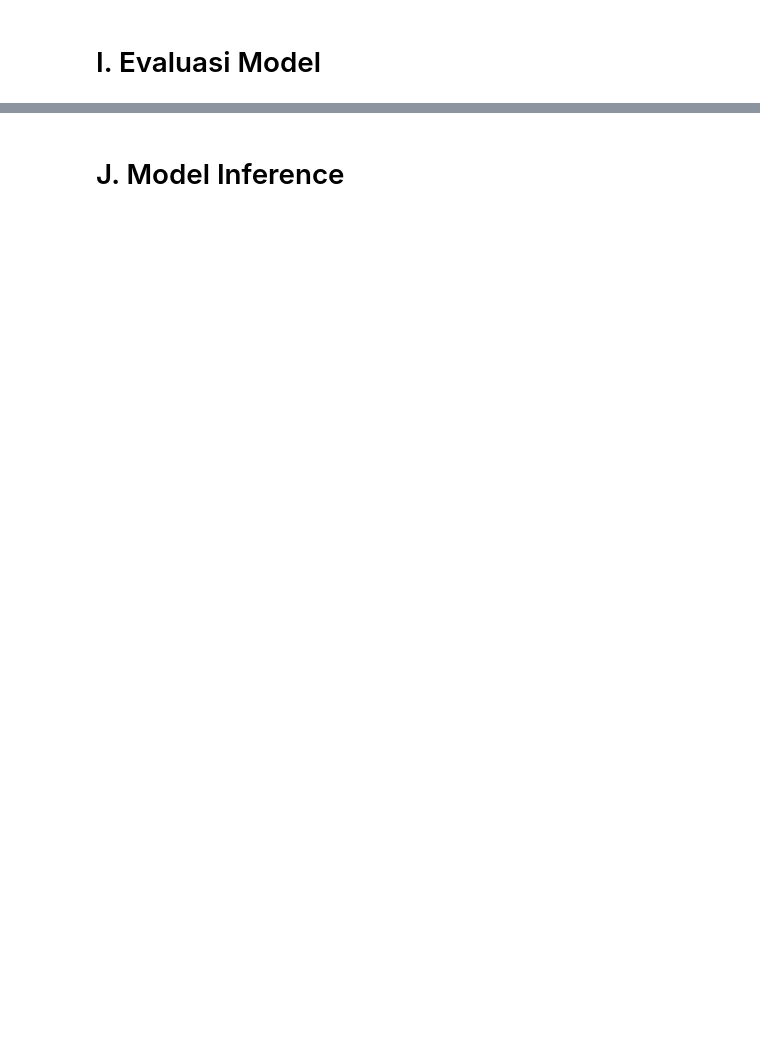
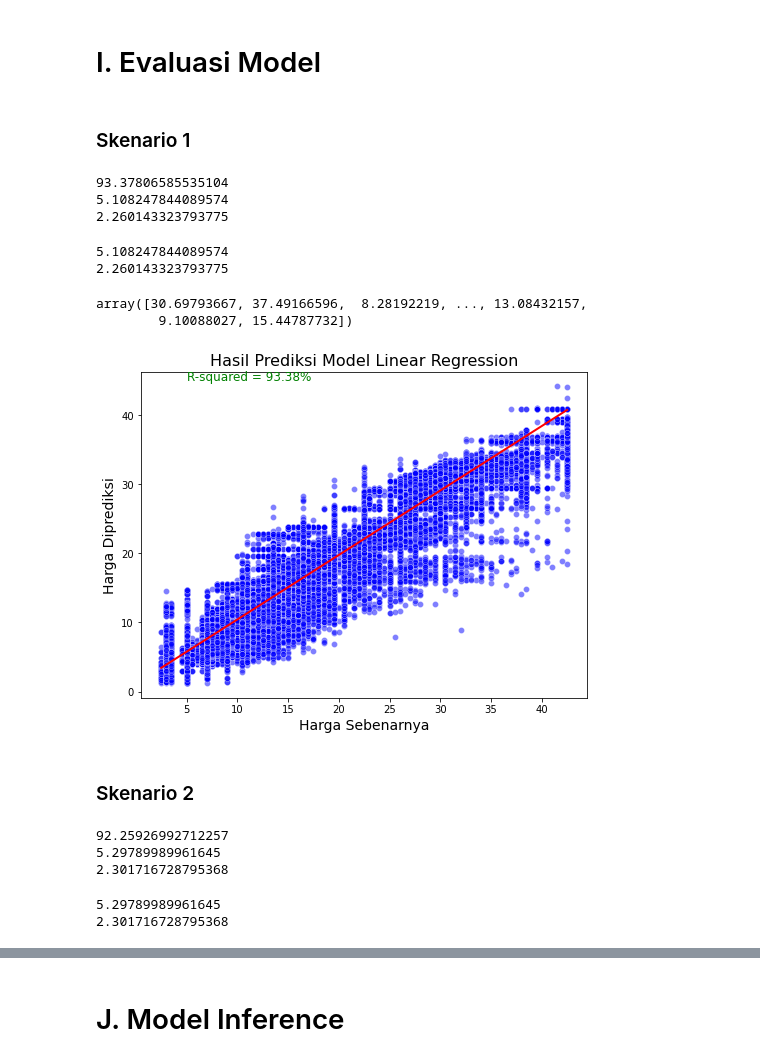
Before and after one commit to tassyirifiyya/ProjectHacktiv8-Kelp1, a Jupyter notebook: PYTN_KampusMerdeka_FP1_Hacktiv8.ipynb, the cells around one changed output, grey strips where cells are left out. Saved outputs shown, nothing was run; the diff lists cells and outputs as text; code cells hidden in the pictures; blank space fills up the shorter version.

```diff
--- a/PYTN_KampusMerdeka_FP1_Hacktiv8.ipynb
+++ b/PYTN_KampusMerdeka_FP1_Hacktiv8.ipynb
@@ -1716,2 +1781,66 @@ print(rmse)
 # %% [markdown]
 # I. Evaluasi Model
+# %% [markdown]
+### Skenario 1
+# %%
+mse = mean_squared_error(y_test, y_pred)  # Menghitung Mean Squared Error (MSE)
+rmse = np.sqrt(mse)  # Menghitung akar kuadrat dari MSE, yang merupakan Root Mean Squared Error (RMSE)
+print(r2_score(y_test, y_pred)*100)  # Menghitung R-squared (koefisien determinasi) dan mencetak hasilnya dalam persentase
+print(mse)  # Mencetak nilai MSE
+print(rmse)  # Mencetak nilai RMSE
+# %% [output]
+93.37806585535104
+5.108247844089574
+2.260143323793775
+# %%
+from sklearn.metrics import mean_squared_error
+mse = mean_squared_error(y_test,y_pred)
+rmse = np.sqrt(mse)
+print(mse)
+print(rmse)
+# %% [output]
+5.108247844089574
+2.260143323793775
+# %%
+y_pred
+# %% [output]
+array([30.69793667, 37.49166596,  8.28192219, ..., 13.08432157,
+        9.10088027, 15.44787732])
+# %%
+# Membuat scatter plot antara y_test dan y_pred
+plt.figure(figsize=(8,6))
+sns.scatterplot(x=y_test, y=y_pred, color='blue', alpha=0.5)
+plt.title('Hasil Prediksi Model Linear Regression', fontsize=16)
+plt.xlabel('Harga Sebenarnya', fontsize=14)
+plt.ylabel('Harga Diprediksi', fontsize=14)
+
+# Menambahkan garis regresi
+sns.regplot(x=y_test, y=y_pred, color='red', scatter=False, line_kws={'lw':2})
+
+# Menambahkan anotasi
+plt.text(5, 45, f'R-squared = {round(r2_score(y_test, y_pred)*100, 2)}%', fontsize=12, color='green')
+
+plt.show()
+# %% [output]
+[figure, added]
+# %% [markdown]
+### Skenario 2
+# %%
+mse = mean_squared_error(y_test, y_pred)  # Menghitung Mean Squared Error (MSE)
+rmse = np.sqrt(mse)  # Menghitung akar kuadrat dari MSE, yang merupakan Root Mean Squared Error (RMSE)
+print(r2_score(y_test, y_pred)*100)  # Menghitung R-squared (koefisien determinasi) dan mencetak hasilnya dalam persentase
+print(mse)  # Mencetak nilai MSE
+print(rmse)  # Mencetak nilai RMSE
+# %% [output]
+92.25926992712257
+5.29789989961645
+2.301716728795368
+# %%
+from sklearn.metrics import mean_squared_error
+mse = mean_squared_error(y_test,y_pred)
+rmse = np.sqrt(mse)
+print(mse)
+print(rmse)
+# %% [output]
+5.29789989961645
+2.301716728795368
```
Also changed, not shown: parts of 34 cells of this notebook.
